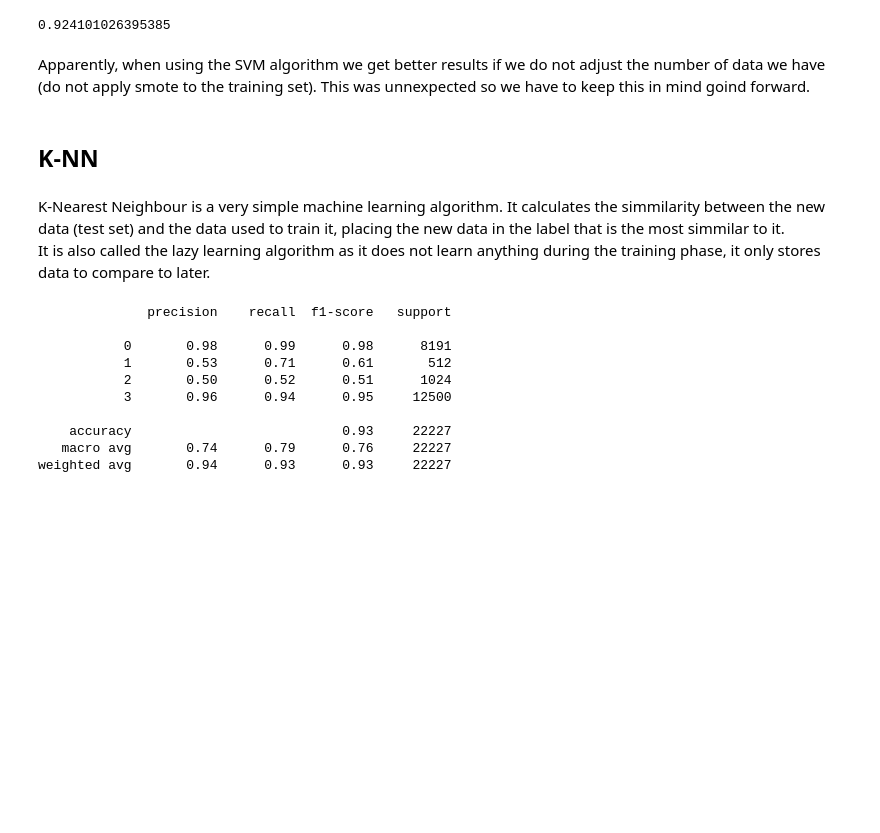
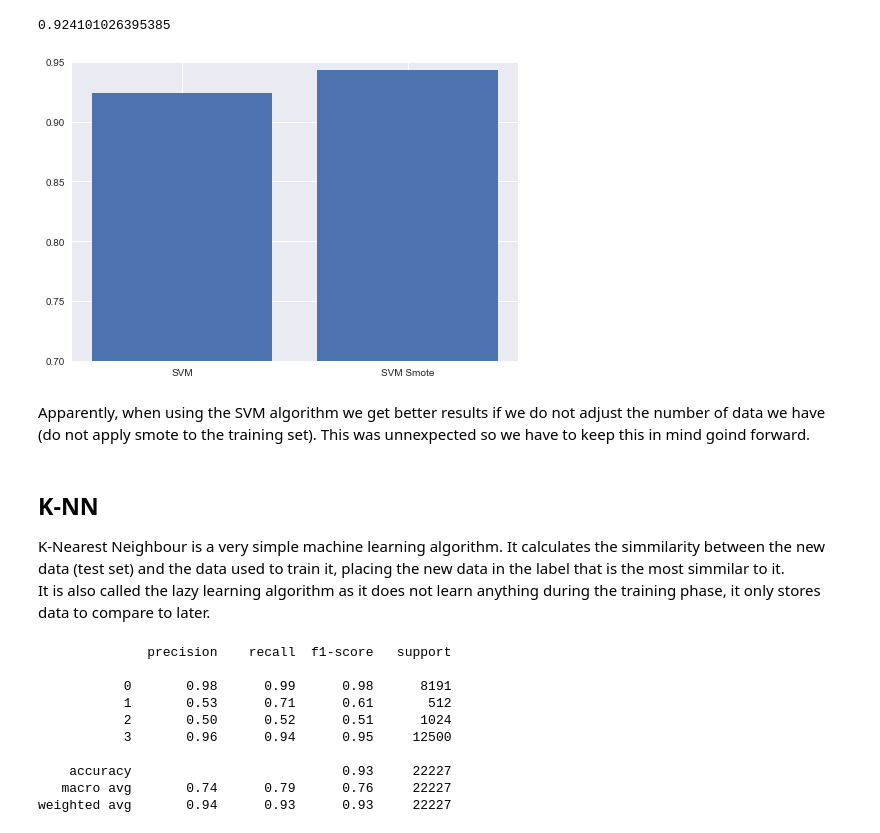
Before and after one commit to Diogogrosario/Artificial-Intelligence, a Jupyter notebook: covid-symptoms.ipynb, the cells around one changed output. Cells and saved outputs as stored; diff of their text form; code cells hidden in the pictures; blank space fills up the shorter version.

```diff
--- a/covid-symptoms.ipynb
+++ b/covid-symptoms.ipynb
@@ -425,11 +439,19 @@ weighted avg       0.92      0.93      0.92     22227
 print(results_SVM_NoSmote)
 # %% [output]
 0.924101026395385
+# %%
+plt.bar(
+    ['SVM', 'SVM Smote'],
+    [results_SVM_NoSmote, results_SVM]
+)
+plt.ylim(.7, .95);
+# %% [output]
+[figure, added]
 # %% [markdown]
 Apparently, when using the SVM algorithm we get better results if we do not adjust the number of data we have (do not apply smote to the training set). This was unnexpected so we have to keep this in mind goind forward.
-# %% [markdown]
-## K-NN
 # %% [markdown]
+## K-NN
+
 K-Nearest Neighbour is a very simple machine learning algorithm. It calculates the simmilarity between the new data (test set) and the data used to train it, placing the new data in the label that is the most simmilar to it.
 It is also called the lazy learning algorithm as it does not learn anything during the training phase, it only stores data to compare to later.
 # %%
```
Also changed, not shown: parts of 23 cells of this notebook, 8 other files.
